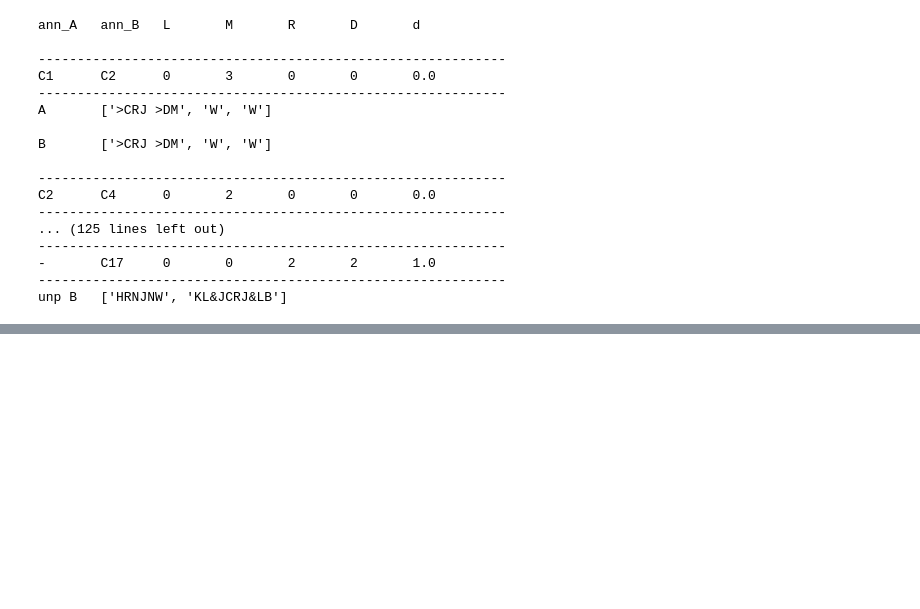
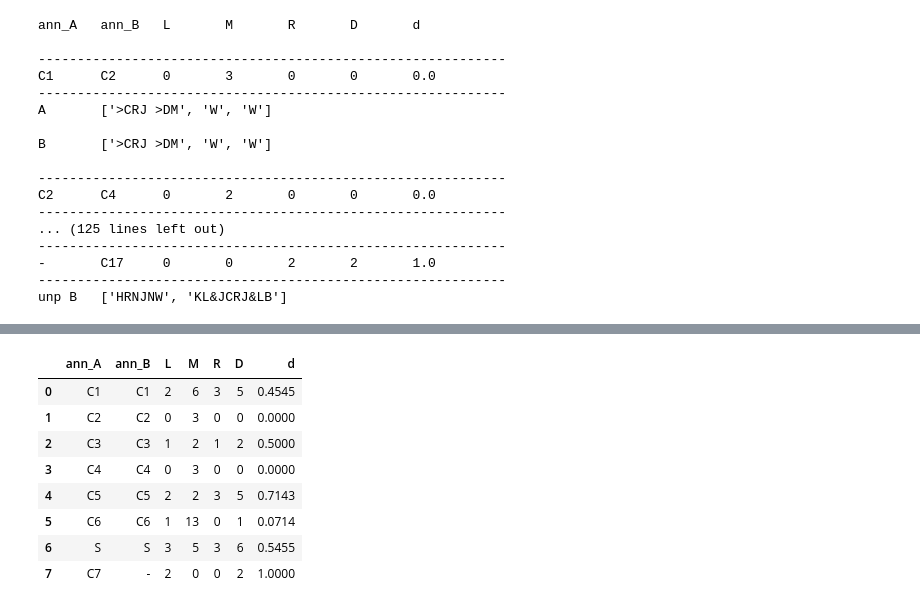
Before and after one commit to cmerwich/participant-analysis, a Jupyter notebook: iaa/iaa-analysis.ipynb, the cells around one changed output, grey strips where cells are left out. Cells and saved outputs as stored; diff of their text form; code cells hidden in the pictures; blank space fills up the shorter version.

```diff
--- a/iaa/iaa-analysis.ipynb
+++ b/iaa/iaa-analysis.ipynb
@@ -785,0 +789,14 @@ unp B   ['HRNJNW', 'KL&JCRJ&LB']
+# %%
+ps070_df = MakeTable('iaa-files/Psalms_070.iaa')
+
+ps070_df
+# %% [output]
+|  | ann_A | ann_B | L | M | R | D | d |
+| 0 | C1 | C1 | 2 | 6 | 3 | 5 | 0.4545 |
+| 1 | C2 | C2 | 0 | 3 | 0 | 0 | 0.0000 |
+| 2 | C3 | C3 | 1 | 2 | 1 | 2 | 0.5000 |
+| 3 | C4 | C4 | 0 | 3 | 0 | 0 | 0.0000 |
+| 4 | C5 | C5 | 2 | 2 | 3 | 5 | 0.7143 |
+| 5 | C6 | C6 | 1 | 13 | 0 | 1 | 0.0714 |
+| 6 | S | S | 3 | 5 | 3 | 6 | 0.5455 |
+| 7 | C7 | - | 2 | 0 | 0 | 2 | 1.0000 |
```
Also changed, not shown: parts of 24 cells of this notebook, 26 other files.
